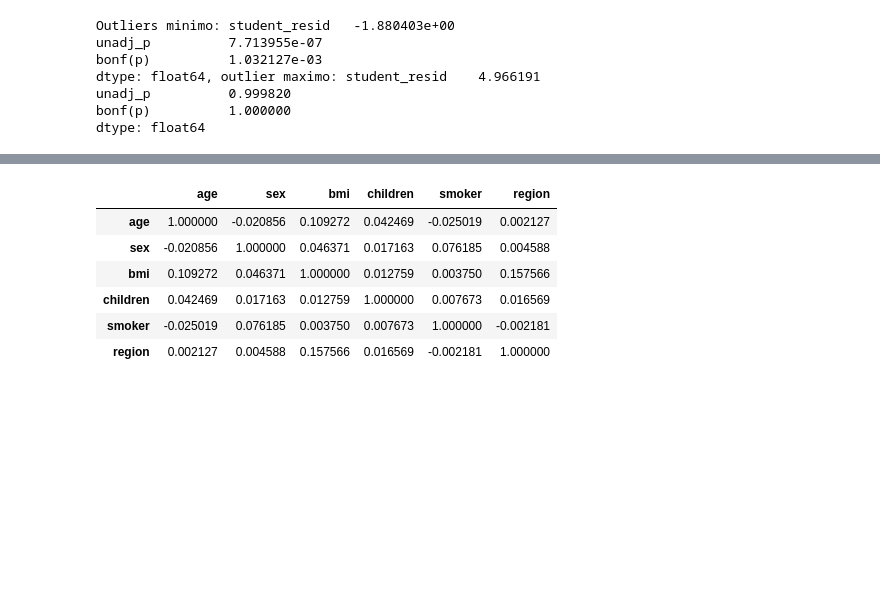
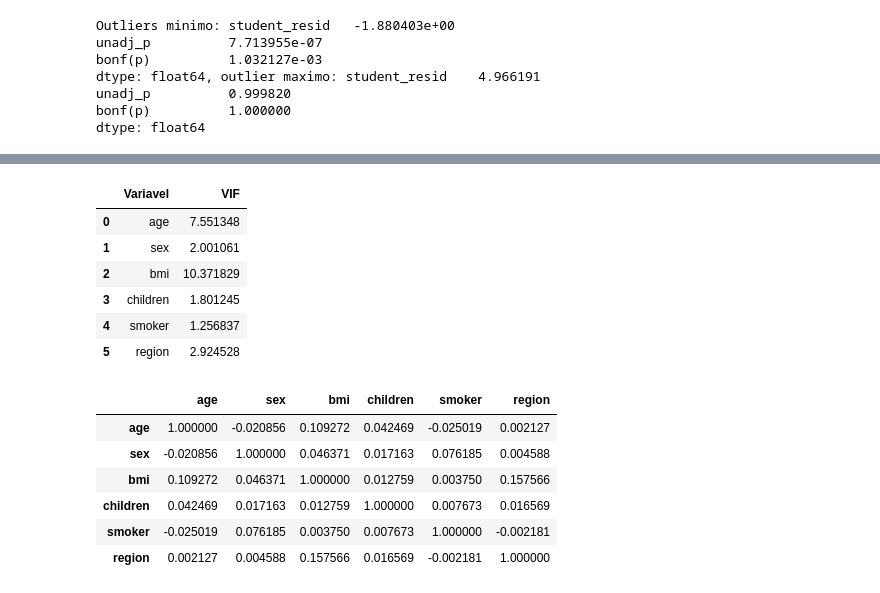
Before and after one commit to Rd-Brito13/Previsao-de-custos-de-seguro-de-saude, a Jupyter notebook: notebook/Regressor.ipynb, the cells around one changed output, grey strips where cells are left out. Saved outputs shown, nothing was run; the diff lists cells and outputs as text; code cells hidden in the pictures; blank space fills up the shorter version.

```diff
--- a/notebook/Regressor.ipynb
+++ b/notebook/Regressor.ipynb
@@ -1553 +1656,20 @@ dtype: float64
+# %%
+# SELECIONANDO AS VARIAVEIS FEATURES PÓS ENCODING
+X_vif = dados_encoding[['age','sex','bmi','children','smoker','region']].astype(float)
+
+# CRIA UM DATAFRAME PARA ARMAZENAR OS VIFs
+vif = pd.DataFrame()
+vif["Variavel"] = X_vif.columns
+vif["VIF"] = [variance_inflation_factor(X_vif.values, i) for i in range(X_vif.shape[1])]
+
+# VIF <= 1: fraco,
+vif
+# %% [output]
+|  | Variavel | VIF |
+| 0 | age | 7.551348 |
+| 1 | sex | 2.001061 |
+| 2 | bmi | 10.371829 |
+| 3 | children | 1.801245 |
+| 4 | smoker | 1.256837 |
+| 5 | region | 2.924528 |
 # %%
```
Also changed, not shown: parts of 48 cells of this notebook.
